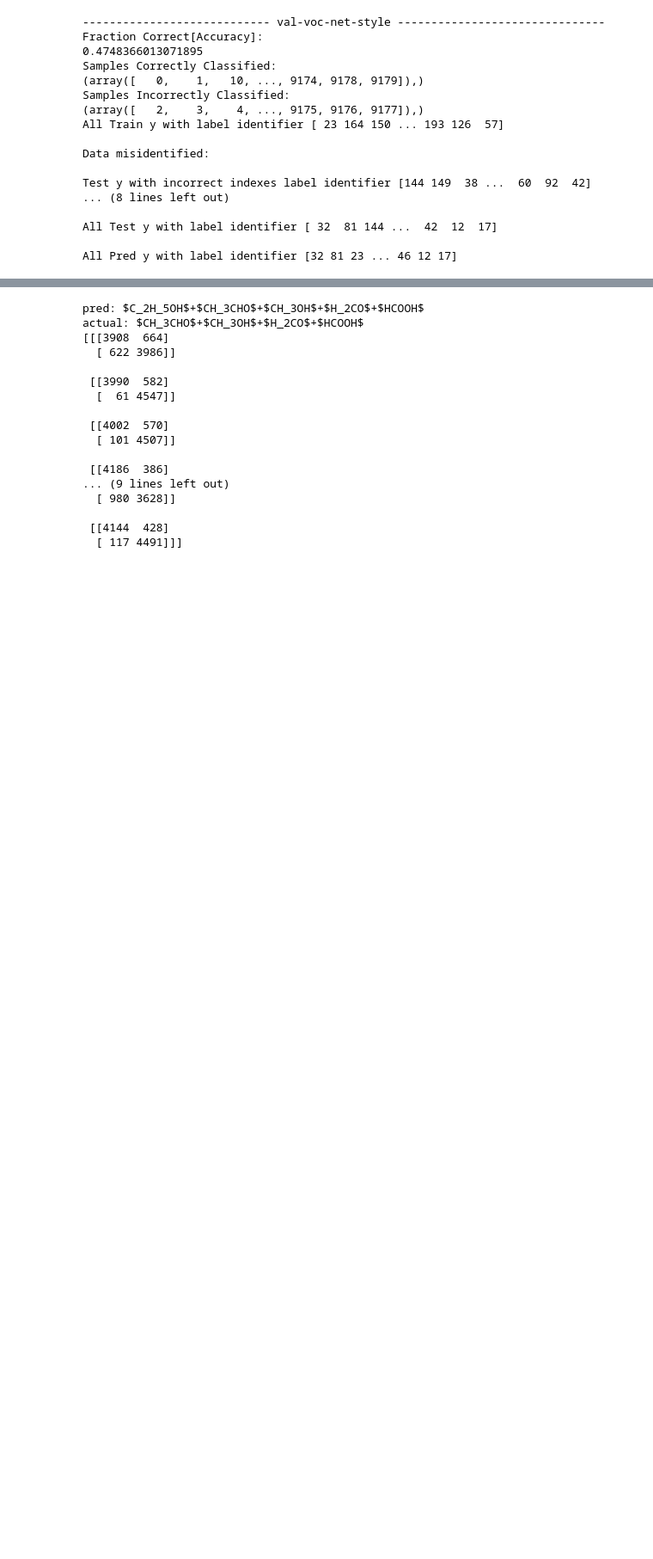
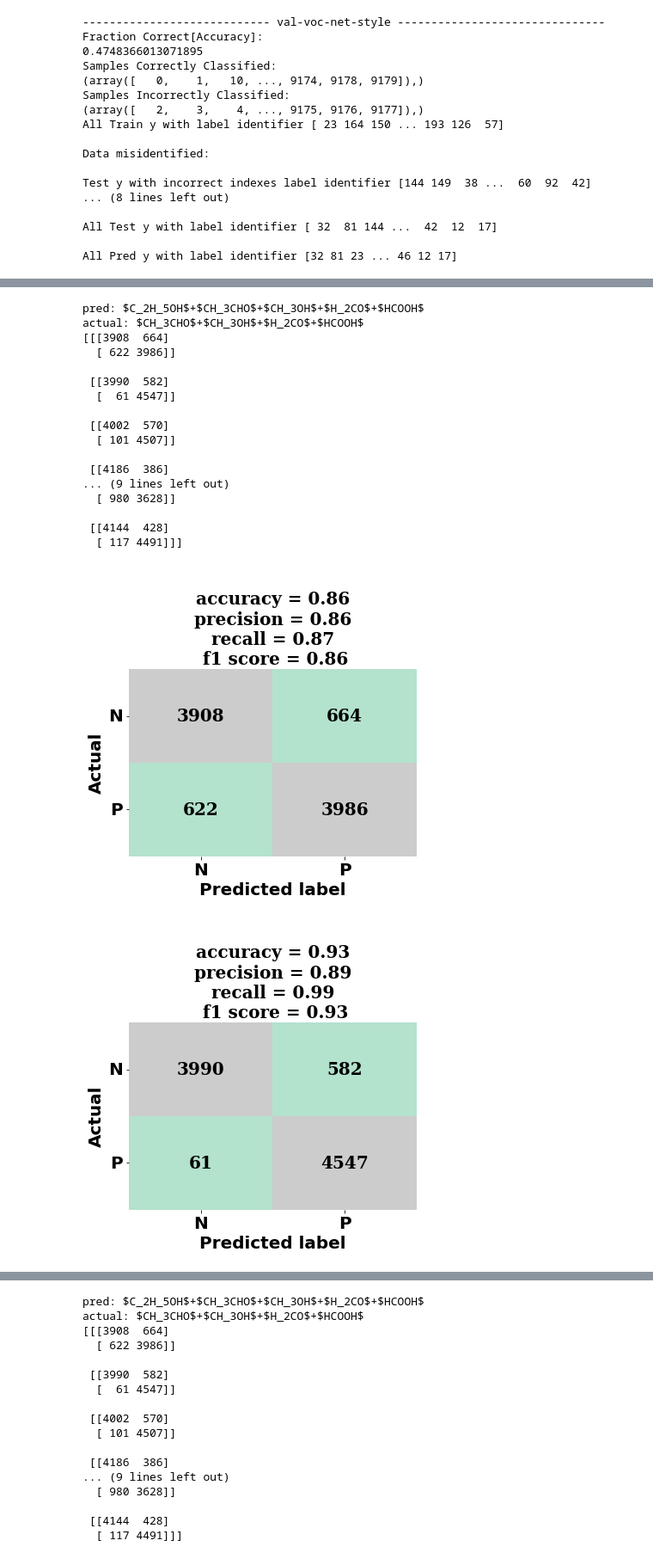
Before and after one commit to arshadzahangirchowdhury/TSMC-Net, a Jupyter notebook: workflow/notebooks/TSMCN-8-L-229_evaluations_RSAT_1.ipynb, the cells around one changed output, grey strips where cells are left out. Shown at 86% size. Cells and saved outputs as stored; diff of their text form; code cells hidden in the pictures; blank space fills up the shorter version.

```diff
--- a/workflow/notebooks/TSMCN-8-L-229_evaluations_RSAT_1.ipynb
+++ b/workflow/notebooks/TSMCN-8-L-229_evaluations_RSAT_1.ipynb
@@ -697,0 +651,63 @@ actual: $CH_3CHO$+$CH_3OH$+$H_2CO$+$HCOOH$
+# %%
+print('pred:',  pred_y_named[11])
+print('actual:', y_val_named[11])
+print(multilabel_confusion_matrix(y_val_ohe, pred_y_ohe))
+
+plt.rc('font', weight='bold')
+labelpad=4
+fontsize=20
+fontweight='bold'
+
+# f, axes = plt.subplots(2, 4, figsize=(25, 15), dpi=300)
+
+# axes = axes.ravel()
+display_labels=['N', 'P']
+for i in range(8):
+    acc_scr = accuracy_score(y_val_ohe[:, i], pred_y_ohe[:, i]);
+    prc_scr = precision_score(y_val_ohe[:, i], pred_y_ohe[:, i]);
+    rec_scr = recall_score(y_val_ohe[:, i], pred_y_ohe[:, i]);
+    f1_scr = f1_score(y_val_ohe[:, i], pred_y_ohe[:, i]);
+
+    cm = confusion_matrix(y_val_ohe[:, i], pred_y_ohe[:, i])
+    cmap = sns.diverging_palette(20, 98, sep=10, as_cmap=True)
+    cmap = 'Pastel2'
+
+
+    fig = plt.figure();
+#     plottitle = f'{reduced_labels[i]} \n accuracy = {acc_scr:.2f} \n precision = {prc_scr:.2f} \n recall = {rec_scr:.2f} \n f1 score = {f1_scr:.2f}'
+    plottitle = f'\n accuracy = {acc_scr:.2f} \n precision = {prc_scr:.2f} \n recall = {rec_scr:.2f} \n f1 score = {f1_scr:.2f}'
+    plt.title(plottitle, font='serif', fontsize = fontsize, fontweight = 'bold');
+    ax = sns.heatmap(cm, annot=True, annot_kws={'size': fontsize, 'font':'serif', 'fontweight': 'bold', 'color': 'black'}, fmt='g', cmap=cmap, cbar=False, cbar_kws={'orientation': 'vertical'} );   #cmap='coolwarm' also good
+    #ax = sns.heatmap(cm/np.sum(cm), annot=True, fmt='.2%', cmap='Blues') #Shows percentage
+    ax.set_xticklabels(display_labels, fontsize = fontsize, fontweight = 'bold');
+    ax.set_yticklabels(display_labels, fontsize = fontsize, fontweight = 'bold');
+    plt.xlabel('Predicted label', fontsize = fontsize, fontweight = 'bold');
+    plt.ylabel('Actual', fontsize = fontsize, fontweight = 'bold');
+    plt.xticks(rotation=0);
+    plt.yticks(rotation=0);
+#     cbar = ax.collections[0].colorbar
+    cbar.ax.tick_params(labelsize=fontsize)
+
+    fig.savefig(r'RESULTS/results_figures/' + model_name + '_cm_bin_val_' + reduced_labels[i]  + '_SNR=30.png', bbox_inches='tight')
+
+#     print(classification_report(test_y, pred_y))
+# %% [output]
+pred: $C_2H_5OH$+$CH_3CHO$+$CH_3OH$+$H_2CO$+$HCOOH$
+actual: $CH_3CHO$+$CH_3OH$+$H_2CO$+$HCOOH$
+[[[3908  664]
+  [ 622 3986]]
+
+ [[3990  582]
+  [  61 4547]]
+
+ [[4002  570]
+  [ 101 4507]]
+
+ [[4186  386]
+... (9 lines left out)
+  [ 980 3628]]
+
+ [[4144  428]
+  [ 117 4491]]]
+[figure, added]
+[figure, added]
```
Also changed, not shown: parts of 35 cells of this notebook, 11 other files.
